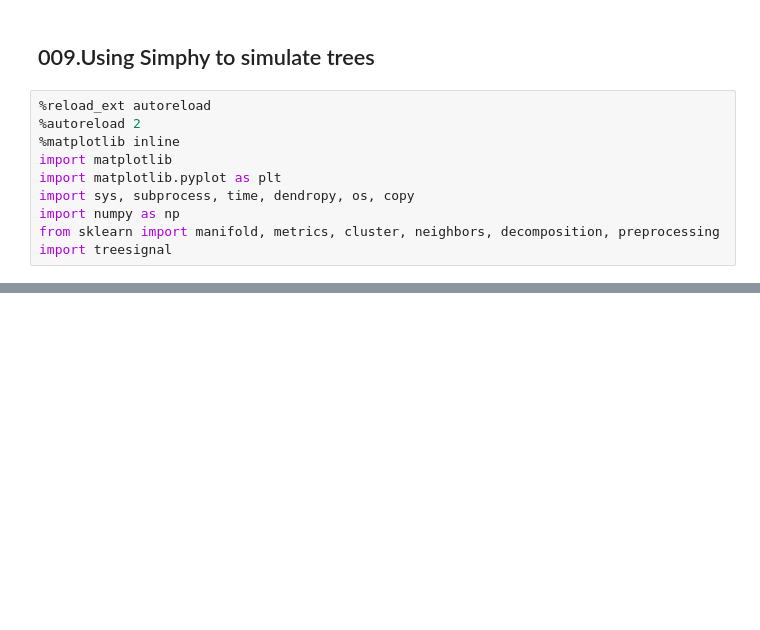
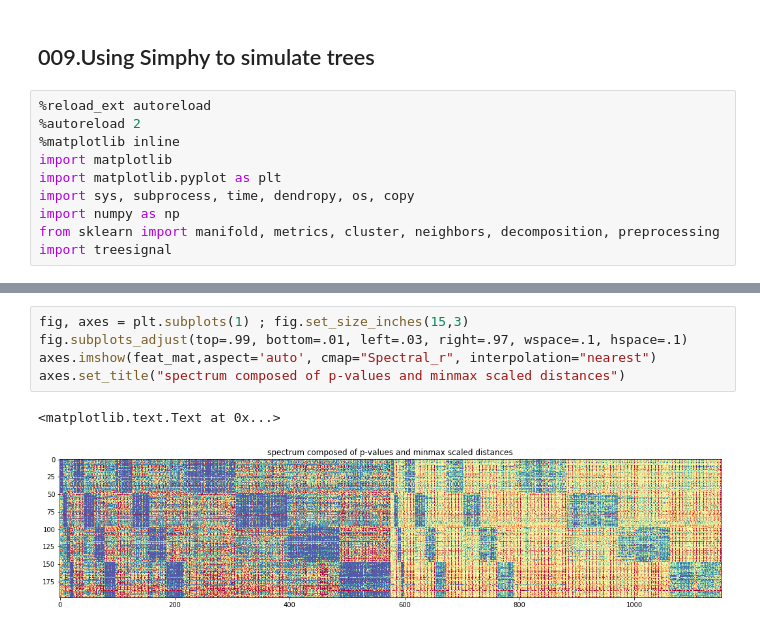
Before and after one commit to leomrtns/genefam-dist, a Jupyter notebook: docs/009.simphy_simulation.ipynb, the cells around one changed output, grey strips where cells are left out. Cells and saved outputs as stored; diff of their text form; blank space fills up the shorter version.

```diff
--- a/docs/009.simphy_simulation.ipynb
+++ b/docs/009.simphy_simulation.ipynb
@@ -102,0 +109,8 @@ transf=manifold.MDS(n_components=2).fit_transform(feat_mat[:,:180]) ## TSNE or M
+# %%
+fig, axes = plt.subplots(1) ; fig.set_size_inches(15,3)
+fig.subplots_adjust(top=.99, bottom=.01, left=.03, right=.97, wspace=.1, hspace=.1)
+axes.imshow(feat_mat,aspect='auto', cmap="Spectral_r", interpolation="nearest")
+axes.set_title("spectrum composed of p-values and minmax scaled distances")
+# %% [output]
+<matplotlib.text.Text at 0x...>
+[figure, added]
```
Also changed, not shown: parts of 10 cells of this notebook, 10 other files.
